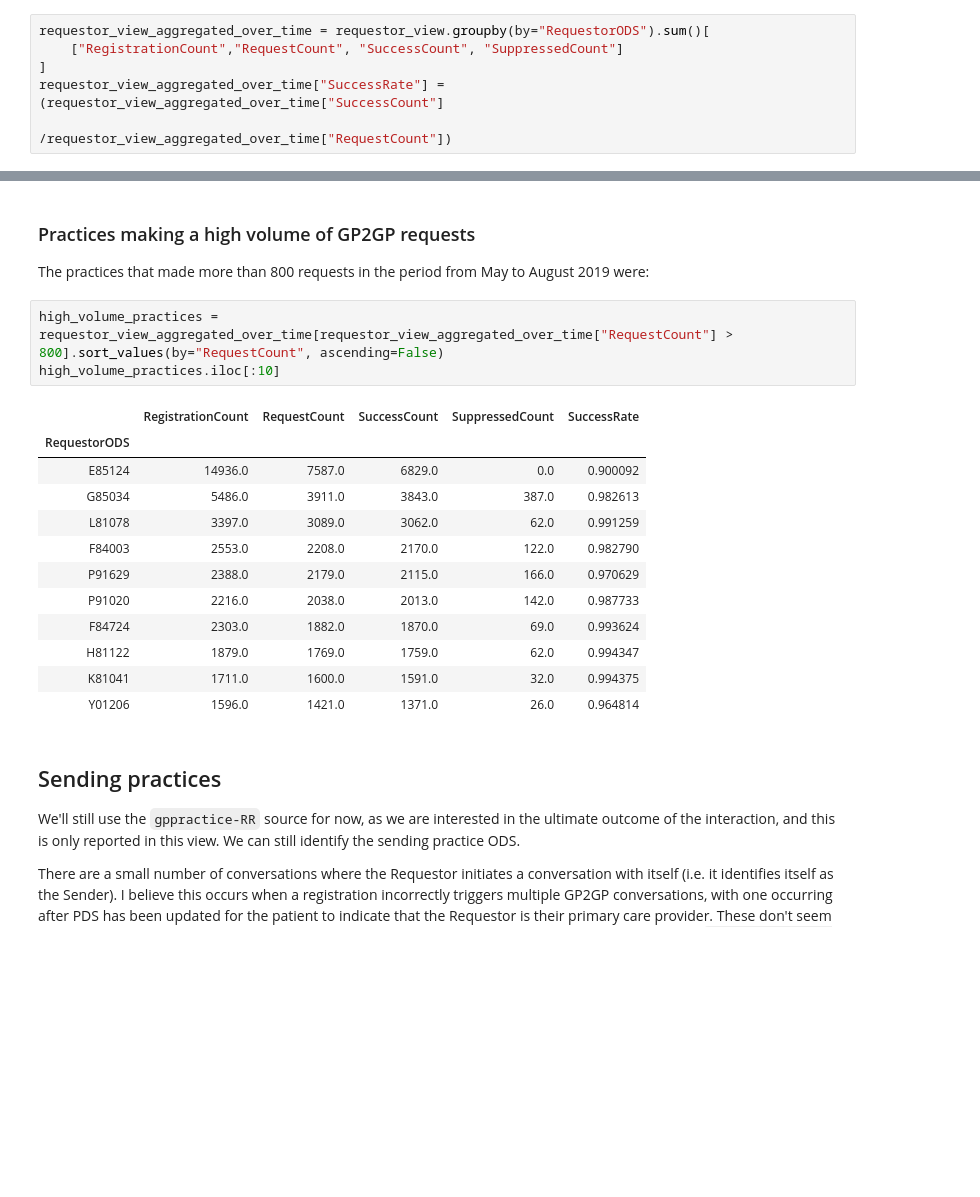
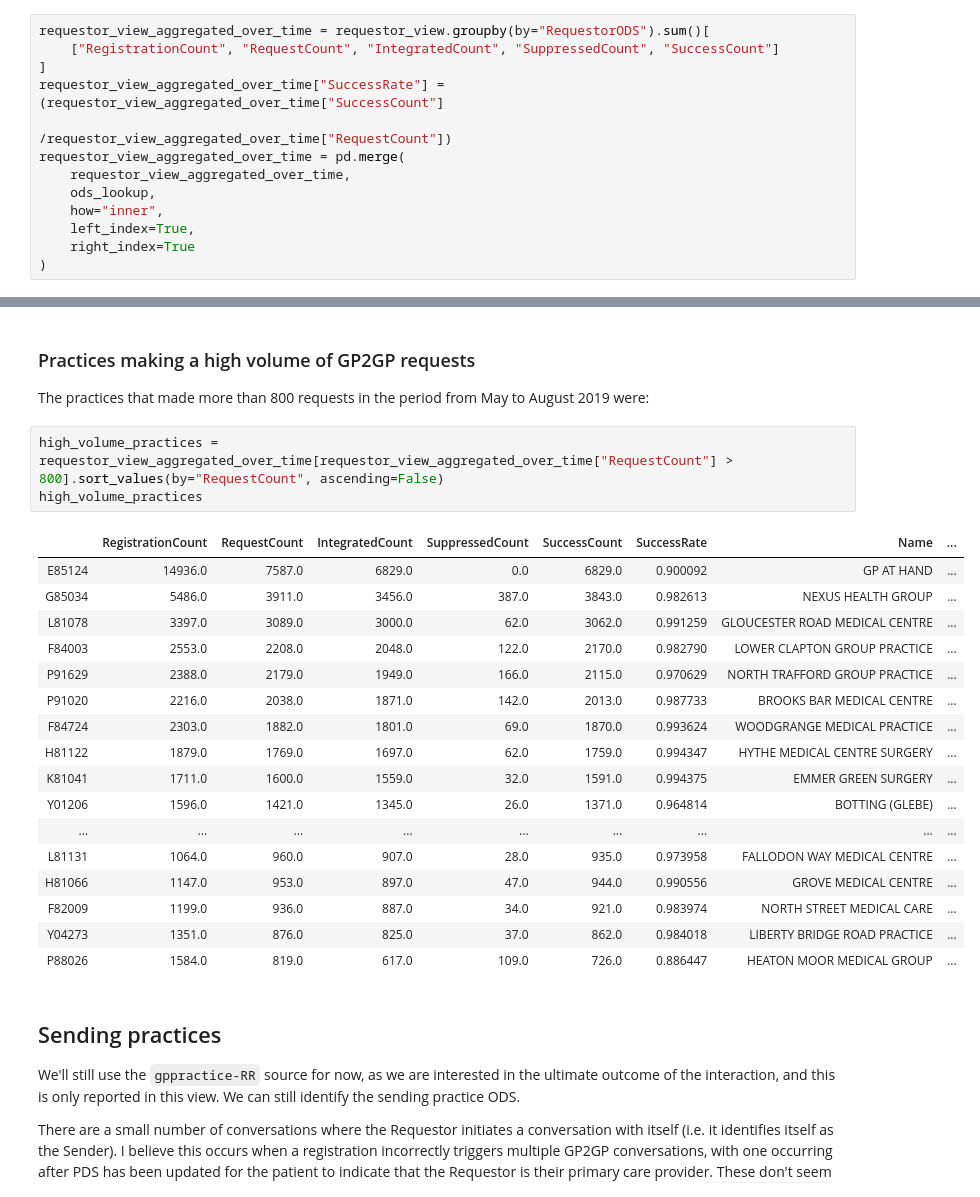
Before and after one commit to nhsconnect/prm-gp2gp-data-sandbox, a Jupyter notebook: notebooks/01-PRMT-365--GP2GP-transaction-and-failure-volume.ipynb, the cells around one changed output, grey strips where cells are left out. Cells and saved outputs as stored; diff of their text form; blank space fills up the shorter version.

Commit message:
PRMT-365: Initial search for NW London practices to target for user research

```diff
--- a/notebooks/01-PRMT-365--GP2GP-transaction-and-failure-volume.ipynb
+++ b/notebooks/01-PRMT-365--GP2GP-transaction-and-failure-volume.ipynb
@@ -70,10 +70,17 @@ ods_lookup = pd.read_csv(
 )
 # %%
 requestor_view_aggregated_over_time = requestor_view.groupby(by="RequestorODS").sum()[
-    ["RegistrationCount","RequestCount", "SuccessCount", "SuppressedCount"]
+    ["RegistrationCount", "RequestCount", "IntegratedCount", "SuppressedCount", "SuccessCount"]
 ]
 requestor_view_aggregated_over_time["SuccessRate"] = (requestor_view_aggregated_over_time["SuccessCount"]
                                                       /requestor_view_aggregated_over_time["RequestCount"])
+requestor_view_aggregated_over_time = pd.merge(
+    requestor_view_aggregated_over_time,
+    ods_lookup,
+    how="inner",
+    left_index=True,
+    right_index=True
+)
 # %% [markdown]
 A histogram of `RequestCount` aggregated over all 4 months (below) shows that:
 - The vast majority of practices made fewer than 200 requests over the 4 month period
@@ -104,20 +111,25 @@ plt.ylabel("Number of practices");
 The practices that made more than 800 requests in the period from May to August 2019 were:
 # %%
 high_volume_practices = requestor_view_aggregated_over_time[requestor_view_aggregated_over_time["RequestCount"] > 800].sort_values(by="RequestCount", ascending=False)
-high_volume_practices.iloc[:10]
+high_volume_practices
 # %% [output]
-|  | RegistrationCount | RequestCount | SuccessCount | SuppressedCount | SuccessRate |
-| RequestorODS |  |  |  |  |  |
-| E85124 | 14936.0 | 7587.0 | 6829.0 | 0.0 | 0.900092 |
-| G85034 | 5486.0 | 3911.0 | 3843.0 | 387.0 | 0.982613 |
-| L81078 | 3397.0 | 3089.0 | 3062.0 | 62.0 | 0.991259 |
-| F84003 | 2553.0 | 2208.0 | 2170.0 | 122.0 | 0.982790 |
-| P91629 | 2388.0 | 2179.0 | 2115.0 | 166.0 | 0.970629 |
-| P91020 | 2216.0 | 2038.0 | 2013.0 | 142.0 | 0.987733 |
-| F84724 | 2303.0 | 1882.0 | 1870.0 | 69.0 | 0.993624 |
-| H81122 | 1879.0 | 1769.0 | 1759.0 | 62.0 | 0.994347 |
-| K81041 | 1711.0 | 1600.0 | 1591.0 | 32.0 | 0.994375 |
-| Y01206 | 1596.0 | 1421.0 | 1371.0 | 26.0 | 0.964814 |
+|  | RegistrationCount | RequestCount | IntegratedCount | SuppressedCount | SuccessCount | SuccessRate | Name | ... |
+| E85124 | 14936.0 | 7587.0 | 6829.0 | 0.0 | 6829.0 | 0.900092 | GP AT HAND | ... |
+| G85034 | 5486.0 | 3911.0 | 3456.0 | 387.0 | 3843.0 | 0.982613 | NEXUS HEALTH GROUP | ... |
+| L81078 | 3397.0 | 3089.0 | 3000.0 | 62.0 | 3062.0 | 0.991259 | GLOUCESTER ROAD MEDICAL CENTRE | ... |
+| F84003 | 2553.0 | 2208.0 | 2048.0 | 122.0 | 2170.0 | 0.982790 | LOWER CLAPTON GROUP PRACTICE | ... |
+| P91629 | 2388.0 | 2179.0 | 1949.0 | 166.0 | 2115.0 | 0.970629 | NORTH TRAFFORD GROUP PRACTICE | ... |
+| P91020 | 2216.0 | 2038.0 | 1871.0 | 142.0 | 2013.0 | 0.987733 | BROOKS BAR MEDICAL CENTRE | ... |
+| F84724 | 2303.0 | 1882.0 | 1801.0 | 69.0 | 1870.0 | 0.993624 | WOODGRANGE MEDICAL PRACTICE | ... |
+| H81122 | 1879.0 | 1769.0 | 1697.0 | 62.0 | 1759.0 | 0.994347 | HYTHE MEDICAL CENTRE SURGERY | ... |
+| K81041 | 1711.0 | 1600.0 | 1559.0 | 32.0 | 1591.0 | 0.994375 | EMMER GREEN SURGERY | ... |
+| Y01206 | 1596.0 | 1421.0 | 1345.0 | 26.0 | 1371.0 | 0.964814 | BOTTING (GLEBE) | ... |
+| ... | ... | ... | ... | ... | ... | ... | ... | ... |
+| L81131 | 1064.0 | 960.0 | 907.0 | 28.0 | 935.0 | 0.973958 | FALLODON WAY MEDICAL CENTRE | ... |
+| H81066 | 1147.0 | 953.0 | 897.0 | 47.0 | 944.0 | 0.990556 | GROVE MEDICAL CENTRE | ... |
+| F82009 | 1199.0 | 936.0 | 887.0 | 34.0 | 921.0 | 0.983974 | NORTH STREET MEDICAL CARE | ... |
+| Y04273 | 1351.0 | 876.0 | 825.0 | 37.0 | 862.0 | 0.984018 | LIBERTY BRIDGE ROAD PRACTICE | ... |
+| P88026 | 1584.0 | 819.0 | 617.0 | 109.0 | 726.0 | 0.886447 | HEATON MOOR MEDICAL GROUP | ... |
 # %% [markdown]
 ## Sending practices
 
```
Also changed, not shown: parts of 16 cells of this notebook.
